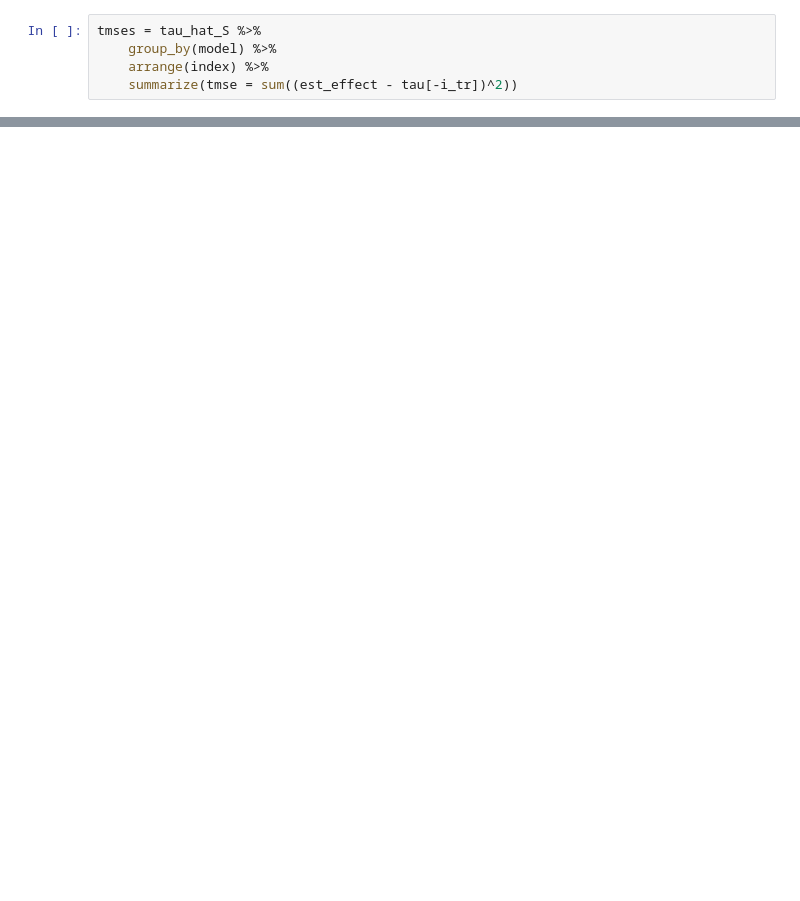
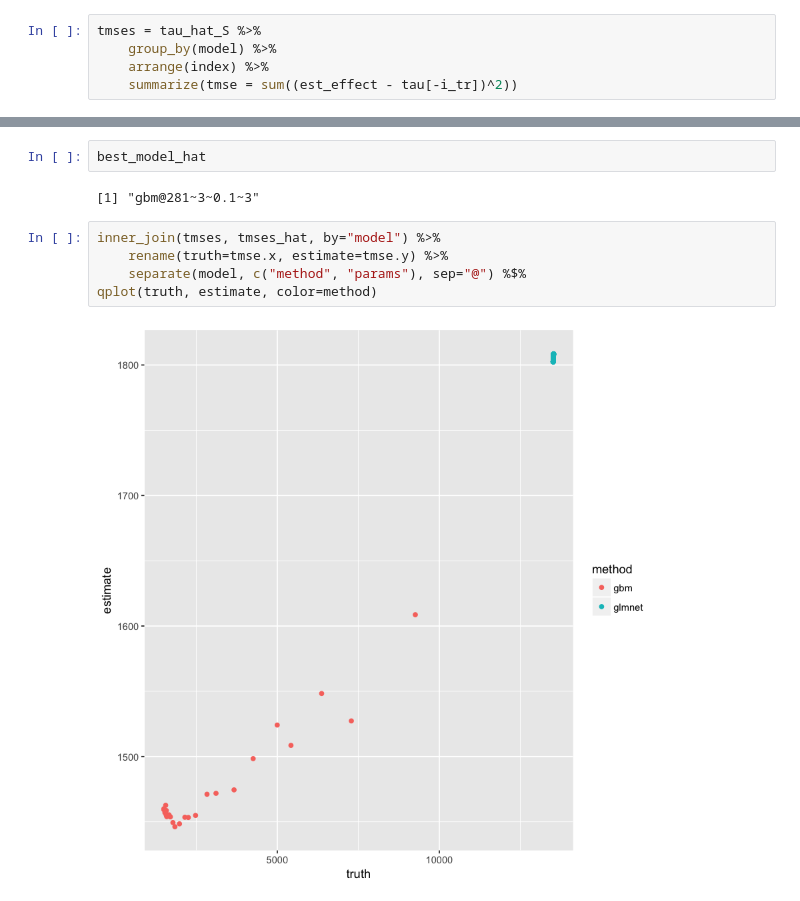
Before and after one commit to som-shahlab/ITE-model-selection, a Jupyter notebook: scratch.ipynb, the cells around one changed output, grey strips where cells are left out. Cells and saved outputs as stored; diff of their text form; blank space fills up the shorter version.

```diff
--- a/scratch.ipynb
+++ b/scratch.ipynb
@@ -208,0 +507,11 @@ qplot(tau[-i_tr], tauhat) + geom_abline(slope=1)
+# %%
+best_model_hat
+# %% [output]
+[1] "gbm@281~3~0.1~3"
+# %%
+inner_join(tmses, tmses_hat, by="model") %>%
+    rename(truth=tmse.x, estimate=tmse.y) %>%
+    separate(model, c("method", "params"), sep="@") %$%
+qplot(truth, estimate, color=method)
+# %% [output]
+[figure, added]
```
Also changed, not shown: parts of 15 cells of this notebook, 1 other file.
